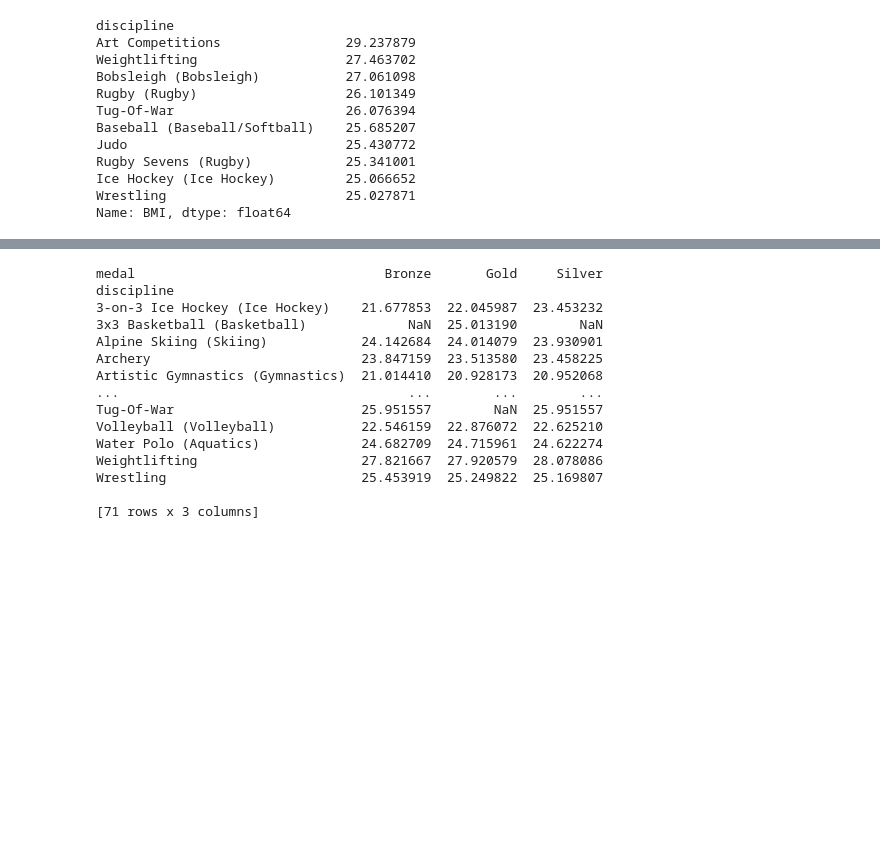
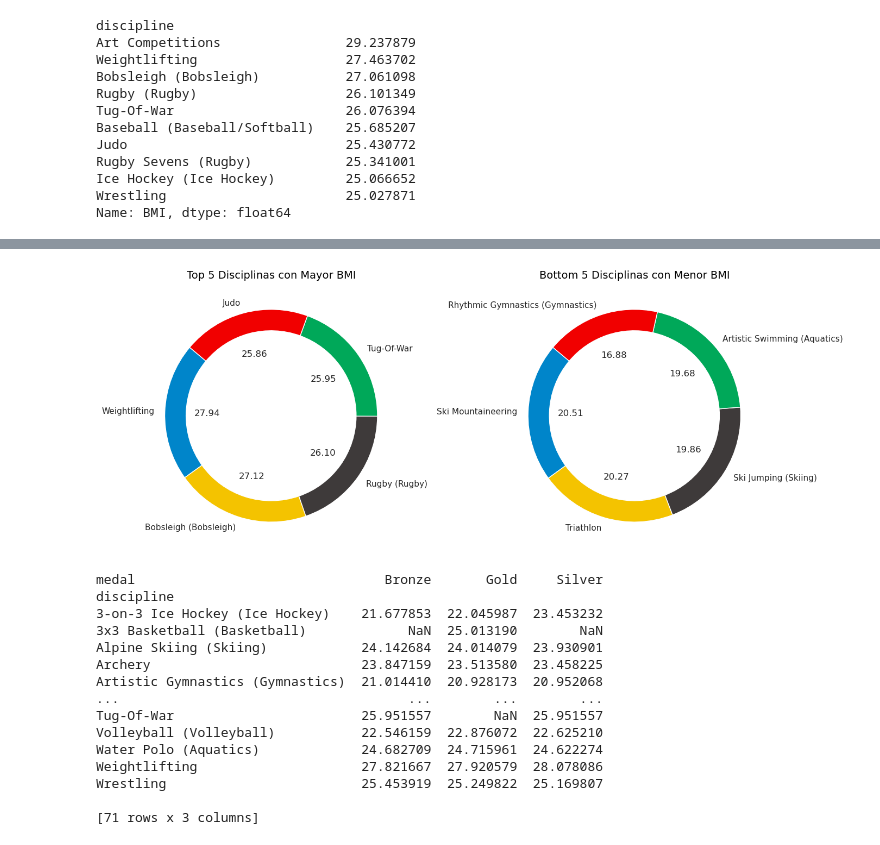
Before and after one commit to zoraidafalcon/Second-Proyect, a Jupyter notebook: Olimpic_Games.ipynb, the cells around one changed output, grey strips where cells are left out. Drawn from its saved outputs; the diff is of its cells as text; code cells hidden in the pictures; blank space fills up the shorter version.

```diff
--- a/Olimpic_Games.ipynb
+++ b/Olimpic_Games.ipynb
@@ -957,3 +955,79 @@ Name: BMI, dtype: float64
+# %%
+import matplotlib.pyplot as plt
+import seaborn as sns
+
+#PREGUNTA 3
+
+# Paso 1: Filtrar atletas con medalla y hacer una copia para evitar la advertencia
+medalists_df = df3.dropna(subset=['medal', 'weight_kg', 'height_cm']).copy()
+
+# Paso 2: Calcular el BMI para los atletas con medalla
+medalists_df['BMI'] = medalists_df['weight_kg'] / (medalists_df['height_cm'] / 100) ** 2
+
+# Paso 3: Calcular la media de BMI por disciplina (excluyendo NaN en BMI)
+bmi_mean_per_discipline_medalists = medalists_df.groupby('discipline')['BMI'].mean().dropna().sort_values(ascending=False)
+
+# Paso 4: Filtrar el top 5 con mayor BMI y el bottom 5 con menor BMI
+top_5_bmi = bmi_mean_per_discipline_medalists.head(5)
+bottom_5_bmi = bmi_mean_per_discipline_medalists.tail(5)
+
+# Colores de los anillos olímpicos
+olympic_colors = ['#0085CA', '#F4C300', '#3E3A3A', '#00A859', '#F10000']
+
+# Función para personalizar el formato del BMI
+def bmi_format(value):
+    return f'{value:.2f}'
+
+# Establecer el estilo de Seaborn
+sns.set(style="whitegrid")
+
+# Paso 5: Crear los gráficos de pastel (Pie chart) para el top 5 y bottom 5
+plt.figure(figsize=(14, 8))
+
+# Pie chart para las 5 disciplinas con mayor BMI (anillo)
+plt.subplot(1, 2, 1)  # Subgráfico 1
+wedges, texts, autotexts = plt.pie(
+    top_5_bmi,
+    labels=top_5_bmi.index,
+    autopct='%1.1f%%',  # Esto se reemplaza con los BMI en el siguiente paso
+    startangle=140,
+    colors=olympic_colors,
+    wedgeprops={'width': 0.2}  # Esto hace que el gráfico sea un anillo más fino (width=0.2)
+)
+
+# Reemplazamos los porcentajes por los valores de BMI
+for i, autotext in enumerate(autotexts):
+    autotext.set_text(bmi_format(top_5_bmi.iloc[i]))  # Muestra el BMI en lugar del porcentaje
+
+
+
+plt.title("Top 5 Disciplinas con Mayor BMI", fontsize=14, color='black')
+
+# Pie chart para las 5 disciplinas con menor BMI (anillo)
+plt.subplot(1, 2, 2)  # Subgráfico 2
+wedges, texts, autotexts = plt.pie(
+    bottom_5_bmi,
+    labels=bottom_5_bmi.index,
+    autopct='%1.1f%%',  # Esto se reemplaza con los BMI en el siguiente paso
+    startangle=140,
+    colors=olympic_colors,
+    wedgeprops={'width': 0.2}  # Esto hace que el gráfico sea un anillo más fino (width=0.2)
+)
+
+# Reemplazamos los porcentajes por los valores de BMI
+for i, autotext in enumerate(autotexts):
+    autotext.set_text(bmi_format(bottom_5_bmi.iloc[i]))  # Muestra el BMI en lugar del porcentaje
+
+
+plt.title("Bottom 5 Disciplinas con Menor BMI", fontsize=14, color='black')
+
+# Ajuste de layout para evitar que se solapen los títulos
+plt.tight_layout()
+
+# Mostrar los gráficos
+plt.show()
+# %% [output]
+[figure, added]
 # %%
 # Filtrar atletas con medallas
 medalists_data = df3.dropna(subset=['medal'])
```
Also changed, not shown: parts of 13 cells of this notebook, 1 other file.
